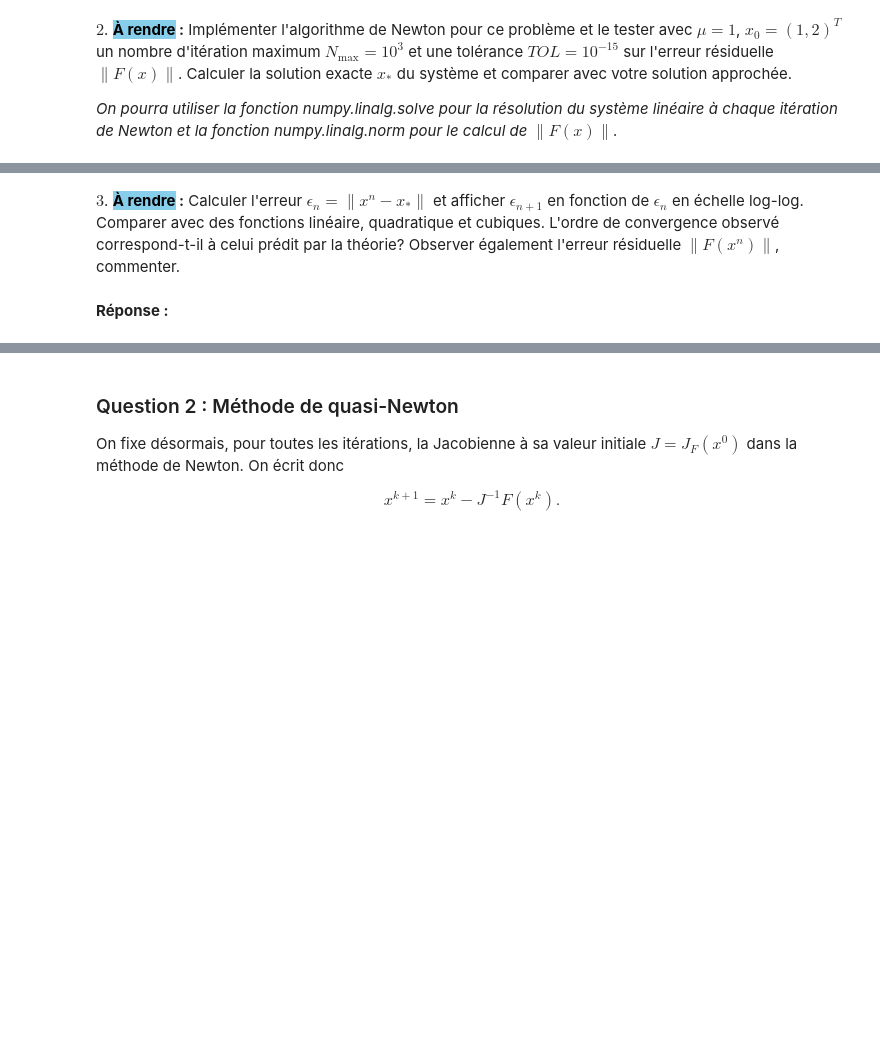
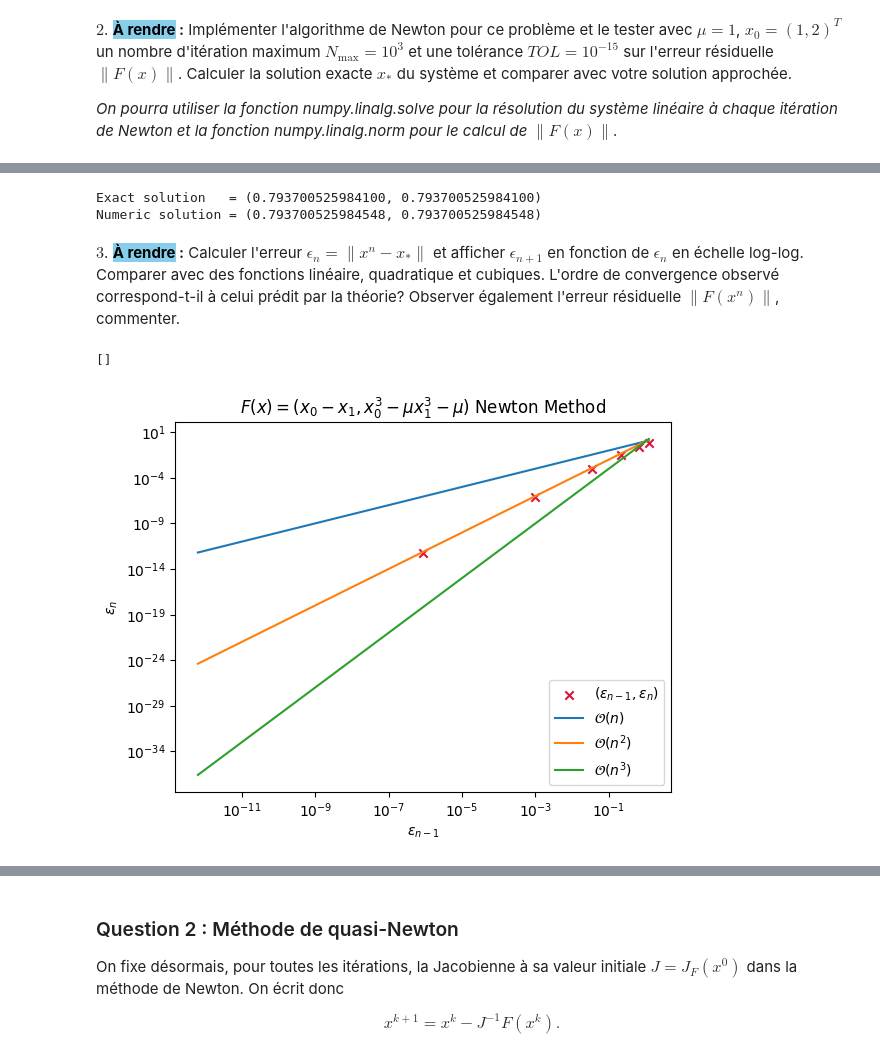
Before and after one commit to Eric-Guerra-Ribeiro/AMP_41012, a Jupyter notebook: pc6.ipynb, the cells around one changed output, grey strips where cells are left out. Saved outputs shown, nothing was run; the diff lists cells and outputs as text; code cells hidden in the pictures; blank space fills up the shorter version.

Commit message:
Solve PC6

```diff
--- a/pc6.ipynb
+++ b/pc6.ipynb
@@ -519,5 +635,12 @@ def Newton_system(mu, x0, tol=1.e-15, N_max=1000):
     valeurs de retour:
     tab_x  : tableau contenant les valeurs x_n à chaque itération
     """
-
-    return
+    tab_x = np.zeros((N_max + 2, x0.size))
+    i = 0
+    tab_x[i, :] = x0
+    x = x0
+    while lin.vector_norm(F(x, mu)) > tol and i <= N_max:
+        i += 1
+        x = lin.solve(JF(x, mu), -F(x, mu)) + x
+        tab_x[i, :] = x
+    return tab_x[:i]
@@ -525,0 +647,7 @@ def Newton_system(mu, x0, tol=1.e-15, N_max=1000):
+# %%
+# Test sur F
+mu = 1
+x0 = np.array([1, 2])
+
+tab_xF = Newton_system(mu, x0)
+tab_xF
@@ -528,7 +664,12 @@ def Newton_system(mu, x0, tol=1.e-15, N_max=1000):
 # calculer la (unique) solution exacte (x1, x2) du problème F(x) = 0
 # vérifier que le résultat numérique obtenu est proche de cette solution exacte
 
-print("Solution exacte    =", )
-print("Solution numérique =", )
+xF = np.array([np.cbrt(mu/(mu + 1)), np.cbrt(mu/(mu + 1))])
+
+print(f"Exact solution   = ({xF[0]:.15f}, {xF[1]:.15f})")
+print(f"Numeric solution = ({tab_xF[-1, 0]:.15f}, {tab_xF[-1, 1]:.15f})")
+# %% [output]
+Exact solution   = (0.793700525984100, 0.793700525984100)
+Numeric solution = (0.793700525984548, 0.793700525984548)
 # %% [markdown]
 $3$. **<font color=black><span style="background-color:skyblue">À rendre</span></font> :** Calculer l'erreur $\epsilon_n = \|x^n-x_*\|$ et afficher $\epsilon_{n+1}$ en fonction de $\epsilon_{n}$ en échelle log-log. Comparer avec des fonctions linéaire, quadratique et cubiques. L'ordre de convergence observé correspond-t-il à celui prédit par la théorie? Observer également l'erreur résiduelle $\|F(x^n)\|$, commenter.
@@ -538,2 +676,20 @@ $3$. **<font color=black><span style="background-color:skyblue">À rendre</span>
-# %% [markdown]
-**Réponse :**
+# %%
+# Tracer la courbe de convergence
+# Comparer avec des fonctions linéaires, quadratiques et cubiques
+
+eps_n_F = [lin.vector_norm(xF_ - xF) for xF_ in tab_xF]
+
+eps_maxF = np.max(eps_n_F)
+eps_minF = np.min(eps_n_F)
+plt.scatter(eps_n_F[:-1], eps_n_F[1:], color='crimson', marker='x', label='$(\\epsilon_{n-1}, \\epsilon_{n})$')
+plt.loglog([eps_minF, eps_maxF], [eps_minF, eps_maxF], label='$\\mathcal{O}(n)$')
+plt.loglog([eps_minF, eps_maxF], [eps_minF**2, eps_maxF**2], label='$\\mathcal{O}(n^2)$')
+plt.loglog([eps_minF, eps_maxF], [eps_minF**3, eps_maxF**3], label='$\\mathcal{O}(n^3)$')
+plt.ylabel("$\\epsilon_{n}$")
+plt.xlabel("$\\epsilon_{n - 1}$")
+plt.title("$F(x) = (x_0 - x_1, x_0^3 - \\mu x_1^3 - \\mu)$ Newton Method")
+plt.legend()
+plt.plot()
+# %% [output]
+[]
+[figure, added]
```
Also changed, not shown: parts of 36 cells of this notebook.
